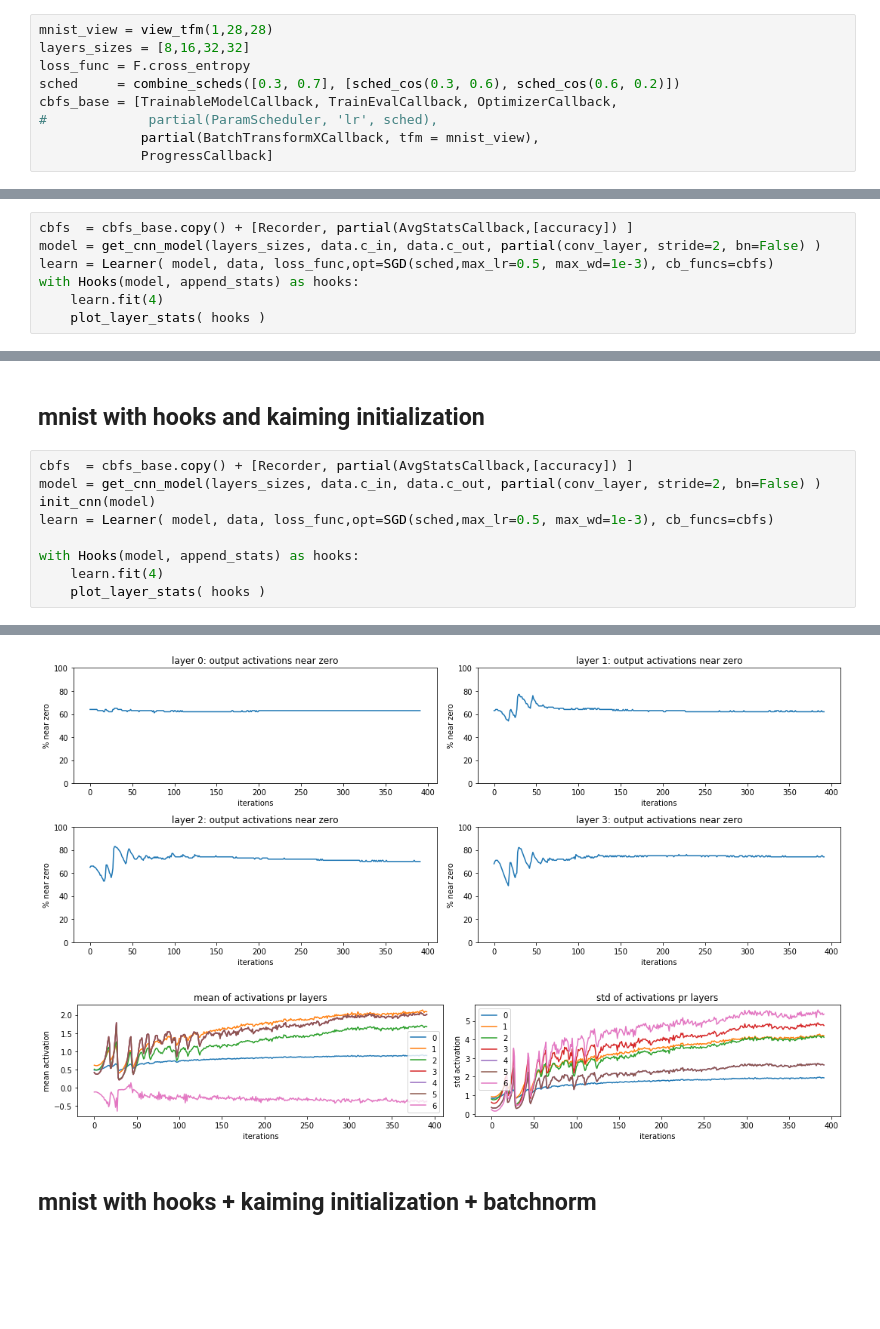
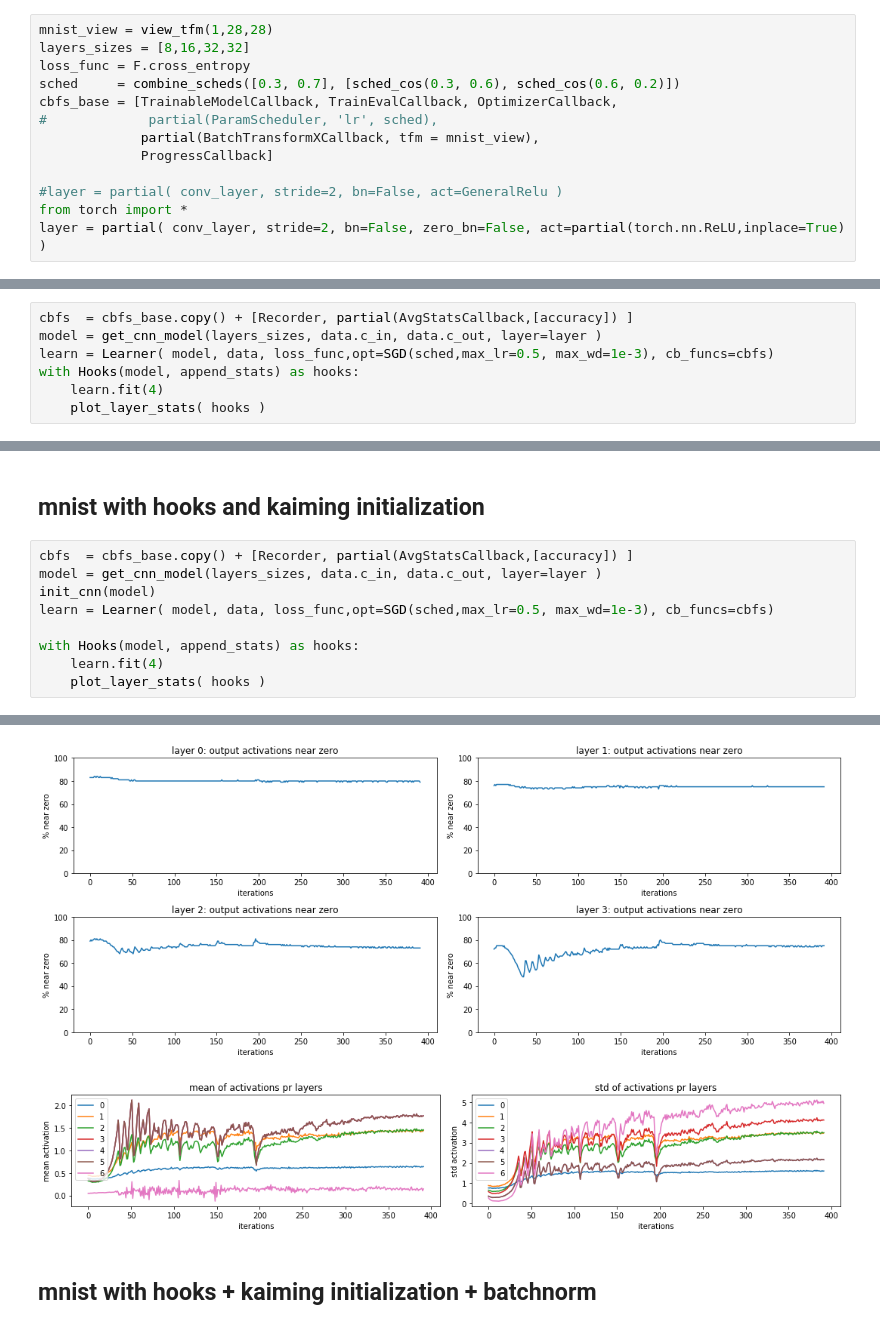
Before and after one commit to kasparlund/core_ai, a Jupyter notebook: source/mnist_initi_batchnorm.ipynb, the cells around one changed output, grey strips where cells are left out. Cells and saved outputs as stored; diff of their text form; blank space fills up the shorter version.

```diff
--- a/source/mnist_initi_batchnorm.ipynb
+++ b/source/mnist_initi_batchnorm.ipynb
@@ -57,6 +60,10 @@ cbfs_base = [TrainableModelCallback, TrainEvalCallback, OptimizerCallback,
 #             partial(ParamScheduler, 'lr', sched),
              partial(BatchTransformXCallback, tfm = mnist_view),
              ProgressCallback]
+
+#layer = partial( conv_layer, stride=2, bn=False, act=GeneralRelu )
+from torch import *
+layer = partial( conv_layer, stride=2, bn=False, zero_bn=False, act=partial(torch.nn.ReLU,inplace=True) )
 # %% [markdown]
 ## mnist without kaiming initialization
 # %%
@@ -110,7 +117,7 @@ cbfs_base = [TrainableModelCallback, TrainEvalCallback, OptimizerCallback,
              partial(BatchTransformXCallback, tfm = mnist_view), ProgressCallback ]
 # %%
 cbfs  = cbfs_base.copy() + [Recorder, partial(AvgStatsCallback,[accuracy]) ]
-model = get_cnn_model(layers_sizes, data.c_in, data.c_out, partial(conv_layer, stride=2, bn=False) )
+model = get_cnn_model(layers_sizes, data.c_in, data.c_out, layer=layer )
 learn = Learner( model, data, loss_func,opt=SGD(sched,max_lr=0.5, max_wd=1e-3), cb_funcs=cbfs)
 with Hooks(model, append_stats) as hooks:
     learn.fit(4)
@@ -128,7 +135,7 @@ with Hooks(model, append_stats) as hooks:
 ## mnist with hooks and kaiming initialization
 # %%
 cbfs  = cbfs_base.copy() + [Recorder, partial(AvgStatsCallback,[accuracy]) ]
-model = get_cnn_model(layers_sizes, data.c_in, data.c_out, partial(conv_layer, stride=2, bn=False) )
+model = get_cnn_model(layers_sizes, data.c_in, data.c_out, layer=layer )
 init_cnn(model)
 learn = Learner( model, data, loss_func,opt=SGD(sched,max_lr=0.5, max_wd=1e-3), cb_funcs=cbfs)
 
@@ -145,5 +152,5 @@ with Hooks(model, append_stats) as hooks:
-[figure, old version]
+[figure, new version]
-[figure, old version]
+[figure, new version]
 # %% [markdown]
 ## mnist with hooks + kaiming initialization + batchnorm
 # %%
```
Also changed, not shown: parts of 8 cells of this notebook, 3 other files.
